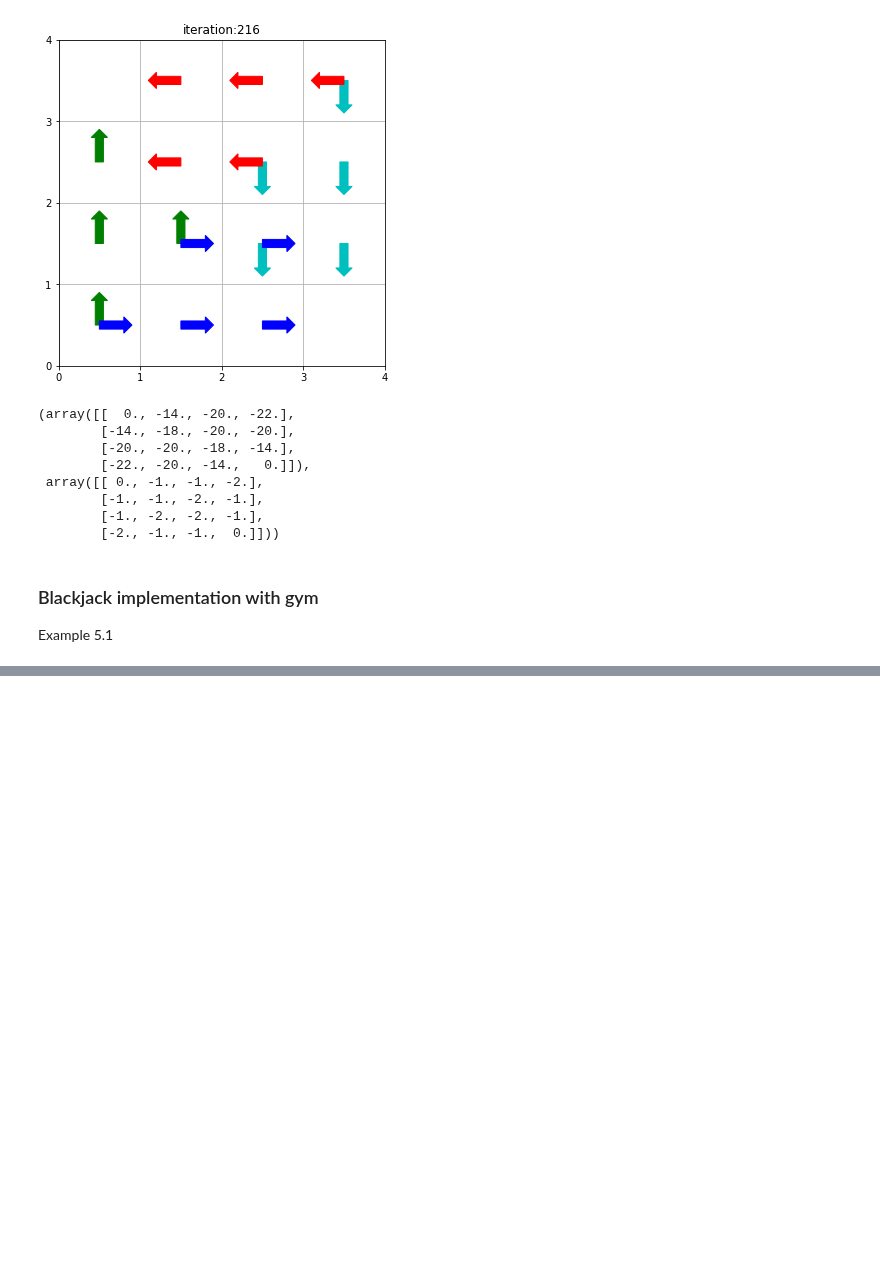
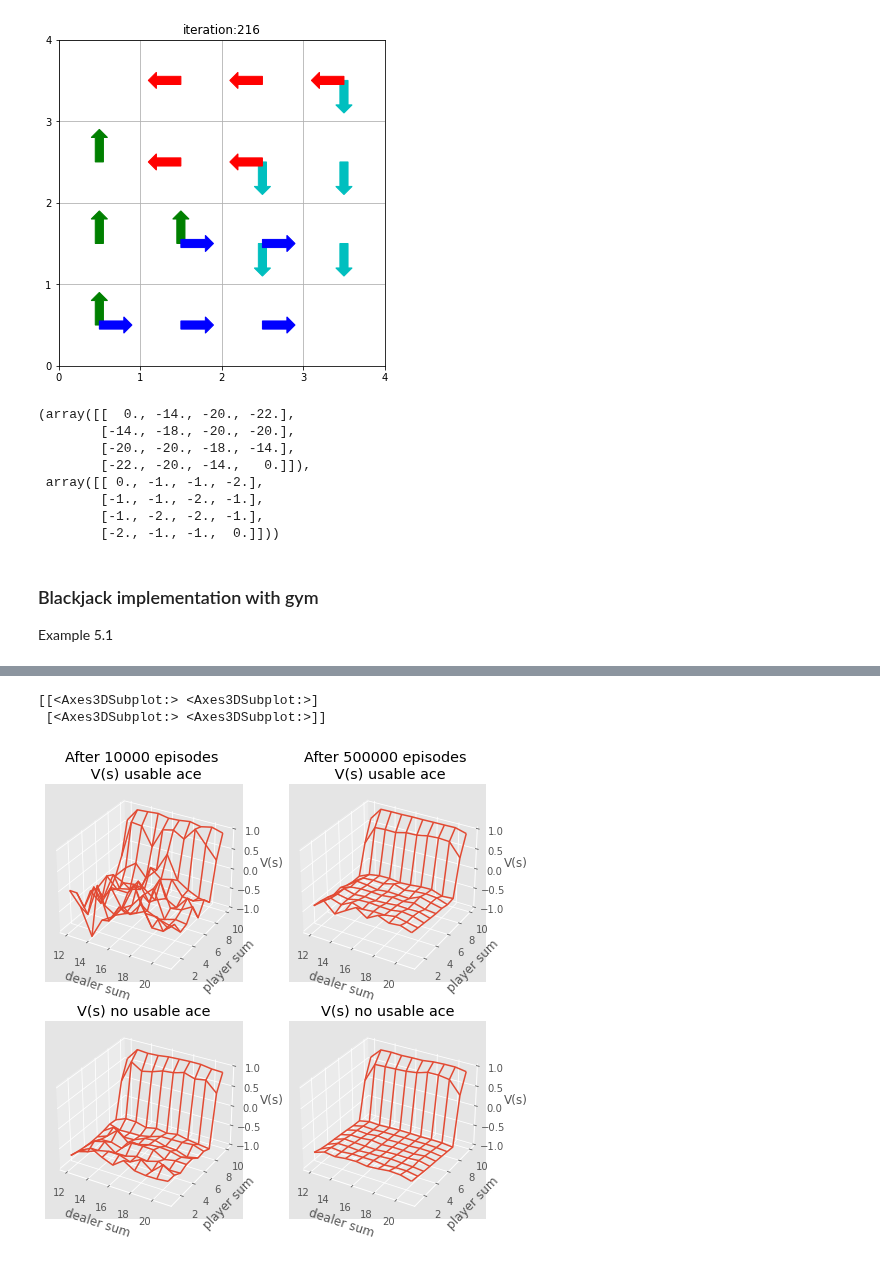
Before and after one commit to ha5ha6/judy_blog, a Jupyter notebook: _notebooks/basicRL.ipynb, the cells around one changed output, grey strips where cells are left out. Saved outputs shown, nothing was run; the diff lists cells and outputs as text; code cells hidden in the pictures; blank space fills up the shorter version.

```diff
--- a/_notebooks/basicRL.ipynb
+++ b/_notebooks/basicRL.ipynb
@@ -266,0 +449,14 @@ def first_visit_mc(policy,env,n_eps):
+# %%
+fig,axes=plt.subplots(nrows=2,ncols=2,figsize=(8,8),subplot_kw={'projection': '3d'})
+
+axes[0,0].set_title('After 10000 episodes \n V(s) usable ace')
+axes[1,0].set_title('V(s) no usable ace')
+axes[0,1].set_title('After 500000 episodes \n V(s) usable ace')
+axes[1,1].set_title('V(s) no usable ace')
+
+plot_blackjack(V_10000,axes[0,0],axes[1,0])
+plot_blackjack(V_500000,axes[0,1],axes[1,1])
+# %% [output]
+[[<Axes3DSubplot:> <Axes3DSubplot:>]
+ [<Axes3DSubplot:> <Axes3DSubplot:>]]
+[figure, added]
```
Also changed, not shown: parts of 5 cells of this notebook, 1 other file.
